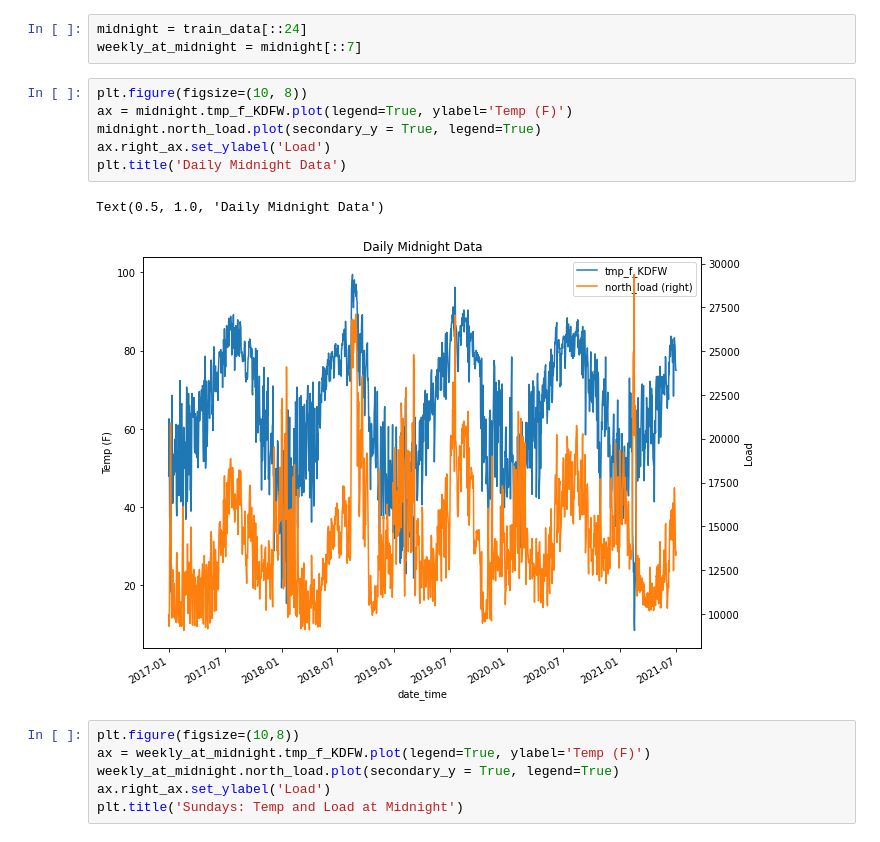
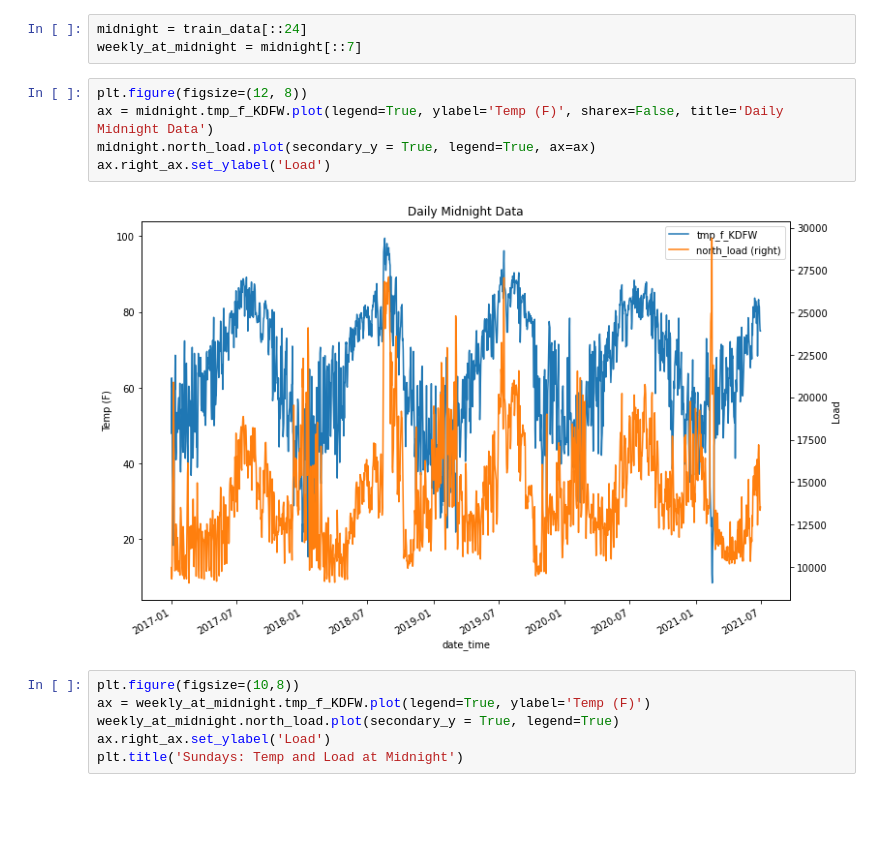
Before and after one commit to esherma/NT_Demand_Prediction, a Jupyter notebook: 01_Exploratory_Visualizations.ipynb, the cells around one changed output. Cells and saved outputs as stored; diff of their text form; blank space fills up the shorter version.

```diff
--- a/01_Exploratory_Visualizations.ipynb
+++ b/01_Exploratory_Visualizations.ipynb
@@ -12,14 +13,12 @@ target_data = base_data[base_data['north_load'].isna()]
 midnight = train_data[::24]
 weekly_at_midnight = midnight[::7]
 # %%
-plt.figure(figsize=(10, 8))
-ax = midnight.tmp_f_KDFW.plot(legend=True, ylabel='Temp (F)')
-midnight.north_load.plot(secondary_y = True, legend=True)
+plt.figure(figsize=(12, 8))
+ax = midnight.tmp_f_KDFW.plot(legend=True, ylabel='Temp (F)', sharex=False, title='Daily Midnight Data')
+midnight.north_load.plot(secondary_y = True, legend=True, ax=ax)
 ax.right_ax.set_ylabel('Load')
-plt.title('Daily Midnight Data')
 # %% [output]
-Text(0.5, 1.0, 'Daily Midnight Data')
-[figure, old version]
+[figure, new version]
 # %%
 plt.figure(figsize=(10,8))
 ax = weekly_at_midnight.tmp_f_KDFW.plot(legend=True, ylabel='Temp (F)')
```
Also changed, not shown: parts of 1 cell of this notebook, 8 other files.
